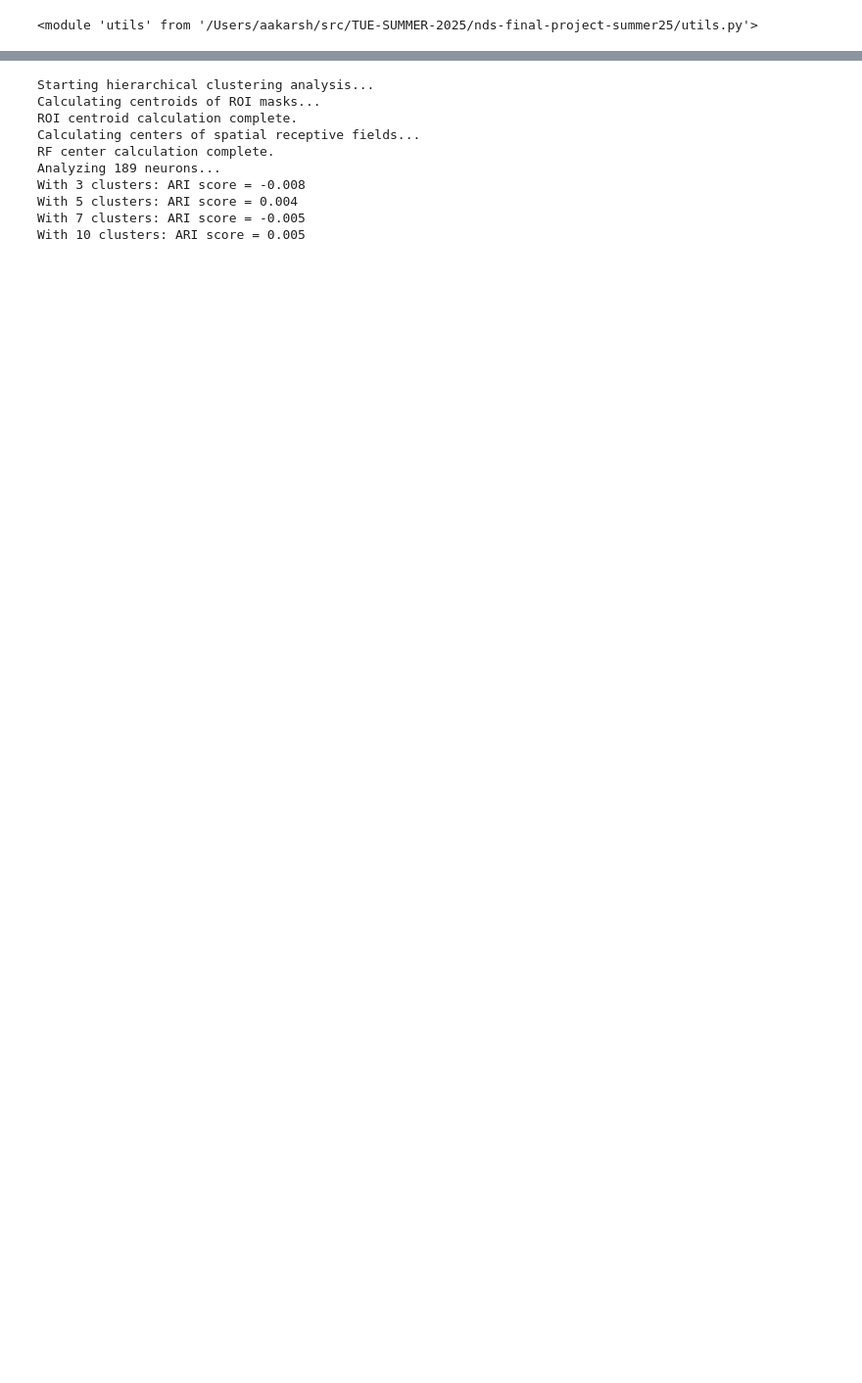
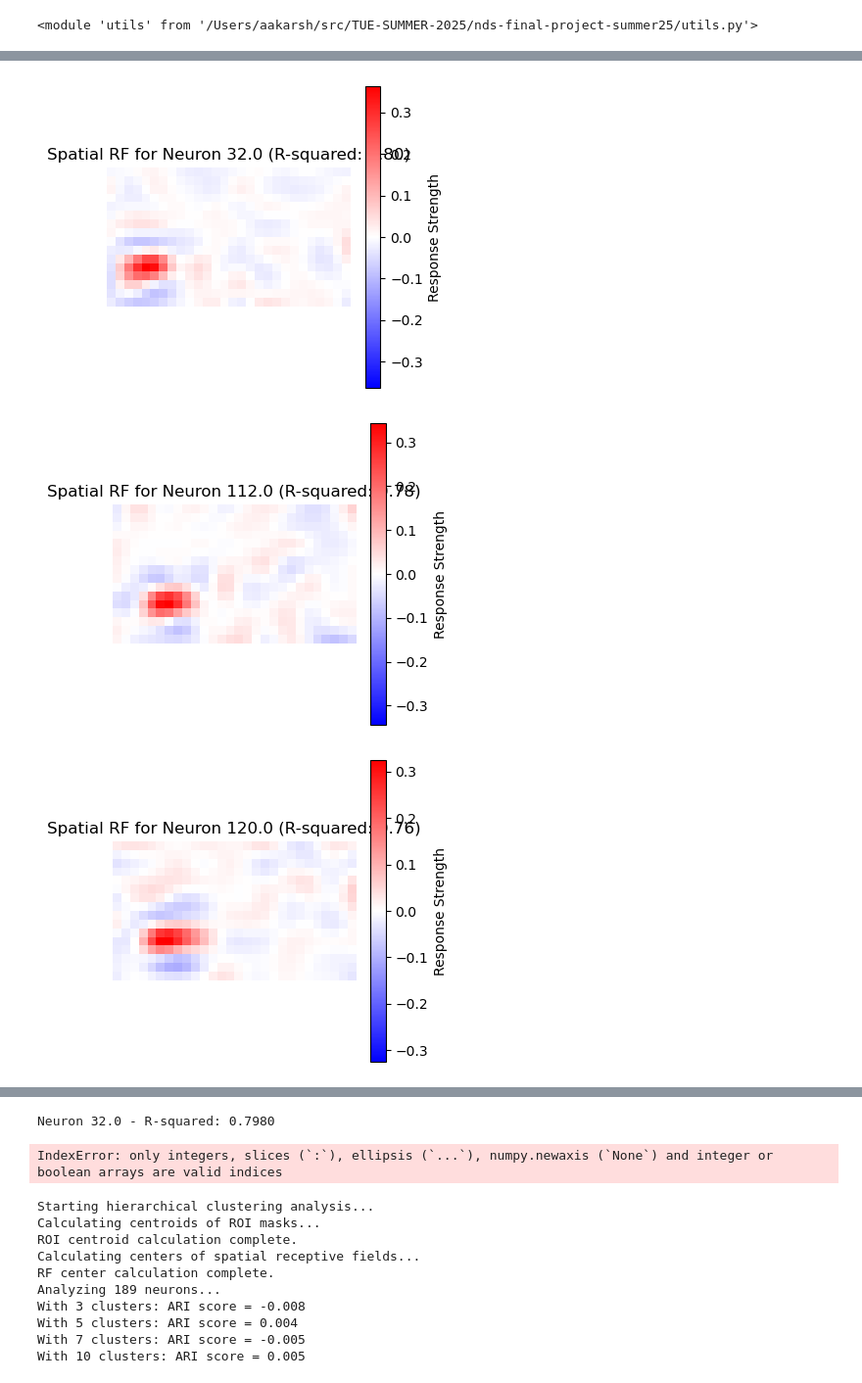
Before and after one commit to ak-andreas/nds-final-project-summer25, a Jupyter notebook: 04-statistical-testing.ipynb, the cells around one changed output, grey strips where cells are left out. Shown at 98% size. Cells and saved outputs as stored; diff of their text form; code cells hidden in the pictures; blank space fills up the shorter version.

```diff
--- a/04-statistical-testing.ipynb
+++ b/04-statistical-testing.ipynb
@@ -16,0 +169,3 @@ importlib.reload(U)
+# %%
+# Filter neurons with R-squared > 0.5
+high_r_squared_neurons = gaussian_fits_statistics_df[gaussian_fits_statistics_df['r_squared'] > 0.5]
@@ -16,0 +190,14 @@ importlib.reload(U)
+# %%
+spatial_rfs = extract_spatial_rf(w_est_spline_coeffs, dims, selected_neurons=high_r_squared_neurons['neuron_id'].tolist())
+for idx, row in high_r_squared_neurons.iterrows():
+    spatial_rf = spatial_rfs[idx]
+    plt.figure(figsize=(4, 4))
+    plt.imshow(spatial_rf, cmap='bwr', vmin=-np.max(np.abs(spatial_rf)), vmax=np.max(np.abs(spatial_rf)))
+    plt.title(f"Spatial RF for Neuron {row['neuron_id']} (R-squared: {row['r_squared']:.2f})")
+    plt.colorbar(label='Response Strength')
+    plt.axis('off')
+    plt.show()
+# %% [output]
+[figure, added]
+[figure, added]
+[figure, added]
@@ -17,3 +215,18 @@ importlib.reload(U)
+# %%
+for idx, row in high_r_squared_neurons.iterrows():
+    neuron_id = row['neuron_id']
+    r_squared = row['r_squared']
+    print(f"Neuron {neuron_id} - R-squared: {r_squared:.4f}")
+    extract_spatial_rf_list = extract_spatial_rf(w_est_spline_coeffs, dims, selected_neurons=[neuron_id])
+    spatial_rf = extract_spatial_rf_list[0]
+    plt.imshow(spatial_rf, cmap='bwr', vmin=-1, vmax=1)
+    plt.title(f"Spatial RF for Neuron {neuron_id} (R-squared: {r_squared:.4f})")
+    plt.colorbar(label='Amplitude')
+    plt.axis('off')
+    plt.show()
+# %% [output]
+Neuron 32.0 - R-squared: 0.7980
+IndexError: only integers, slices (`:`), ellipsis (`...`), numpy.newaxis (`None`) and integer or boolean arrays are valid indices
 # %%
 directory_path = "./data/aakarsh/rf_fitting/"
 rf_data_path = U.find_latest_file(directory_path)
```
Also changed, not shown: parts of 10 cells of this notebook, 1 other file.
